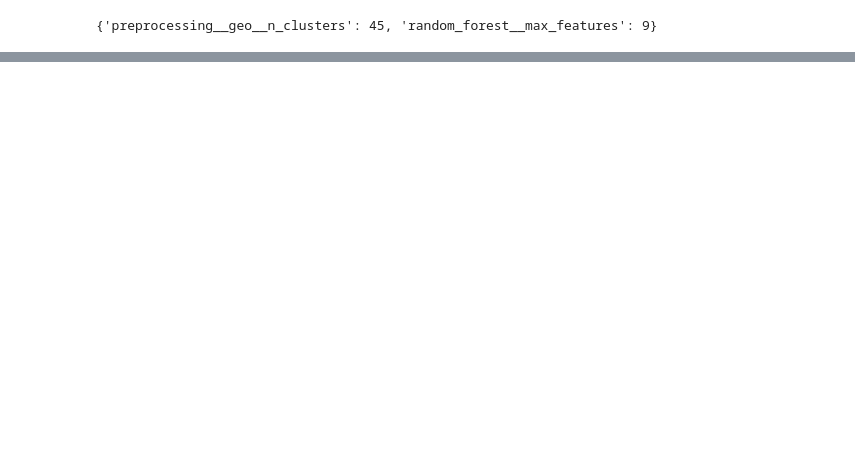
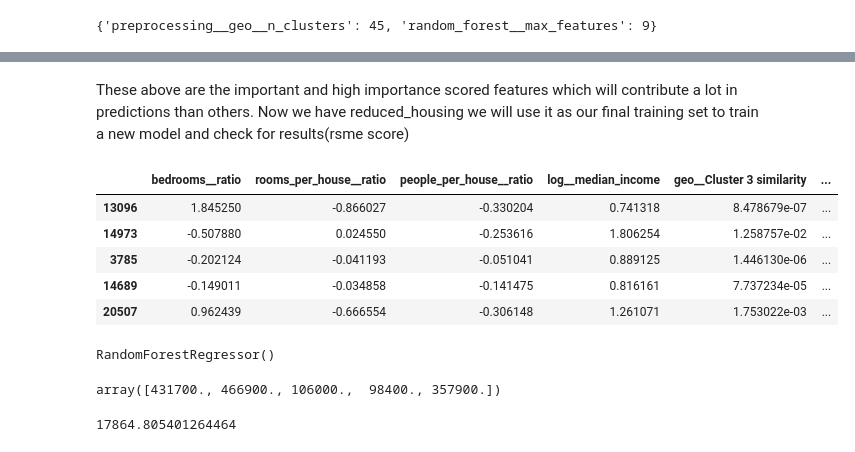
Before and after one commit to AtulKale1011/REALESTATECOMPANY, a Jupyter notebook: test.ipynb, the cells around one changed output, grey strips where cells are left out. Drawn from its saved outputs; the diff is of its cells as text; code cells hidden in the pictures; blank space fills up the shorter version.

```diff
--- a/test.ipynb
+++ b/test.ipynb
@@ -805,0 +825,12 @@ rnd_results.head()
+# %%
+from sklearn.feature_selection import SelectFromModel
+
+selectfrommodel = SelectFromModel(final_model["random_forest"], prefit=True)
+
+reduced_housing = selectfrommodel.transform(housing_prepared)
+# %%
+# For selected features.
+feature_names = preprocessing.get_feature_names_out()
+selected_features = feature_names[selectfrommodel.get_support()]
+print(len(selected_features))
+print(selected_features)
@@ -805,0 +845,32 @@ rnd_results.head()
+# %% [markdown]
+These above are the important and high importance scored features which will contribute a lot in predictions than others. Now we have reduced_housing we will use it as our final training set to train a new model and check for results(rsme score)
+# %%
+reduced_housing.shape
+
+reduced_housing_df = pd.DataFrame(reduced_housing, columns=selected_features, index=housing.index)
+
+reduced_housing_df.head()
+# %% [output]
+|  | bedrooms__ratio | rooms_per_house__ratio | people_per_house__ratio | log__median_income | geo__Cluster 3 similarity | ... |
+| 13096 | 1.845250 | -0.866027 | -0.330204 | 0.741318 | 8.478679e-07 | ... |
+| 14973 | -0.507880 | 0.024550 | -0.253616 | 1.806254 | 1.258757e-02 | ... |
+| 3785 | -0.202124 | -0.041193 | -0.051041 | 0.889125 | 1.446130e-06 | ... |
+| 14689 | -0.149011 | -0.034858 | -0.141475 | 0.816161 | 7.737234e-05 | ... |
+| 20507 | 0.962439 | -0.666554 | -0.306148 | 1.261071 | 1.753022e-03 | ... |
+# %%
+#Now train an new model with this reduced/only important featured training set.
+
+new_model = RandomForestRegressor()
+new_model.fit(reduced_housing_df, housing_labels)
+# %% [output]
+RandomForestRegressor()
+# %%
+new_model_predictions = new_model.predict(reduced_housing_df)
+new_model_predictions[:5].round(-2)
+# %% [output]
+array([431700., 466900., 106000.,  98400., 357900.])
+# %%
+new_model_rsme = root_mean_squared_error(housing_labels, new_model_predictions)
+new_model_rsme
+# %% [output]
+17864.805401264464
```
Also changed, not shown: parts of 14 cells of this notebook.
